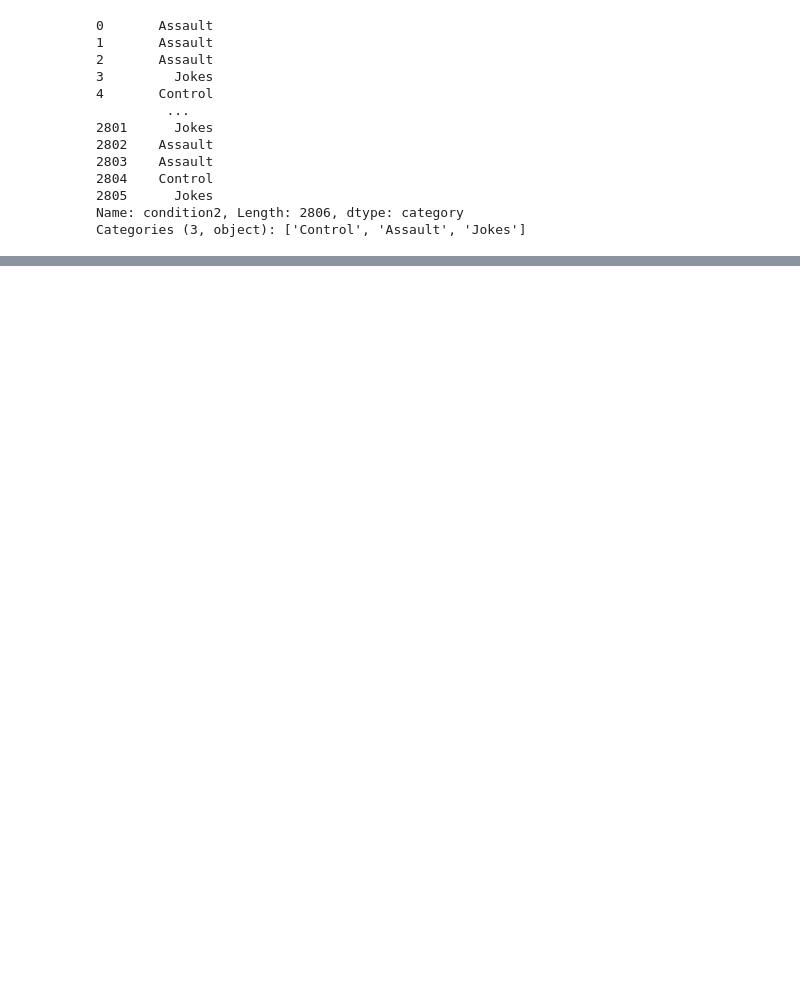
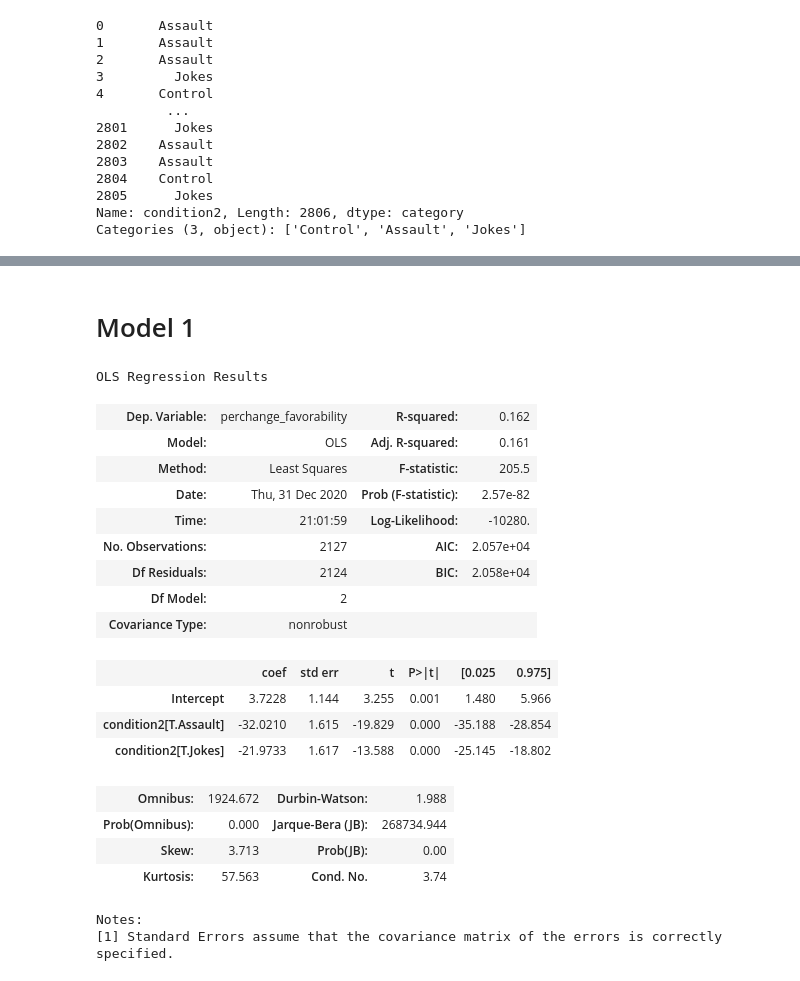
Before and after one commit to mattcingram/rep1_python, a Jupyter notebook: code/rep1_python.ipynb, the cells around one changed output, grey strips where cells are left out. Saved outputs shown, nothing was run; the diff lists cells and outputs as text; code cells hidden in the pictures; blank space fills up the shorter version.

```diff
--- a/code/rep1_python.ipynb
+++ b/code/rep1_python.ipynb
@@ -336,0 +374,24 @@ opppartydat <- subset(dat, dat$sameparty=="Opposite party")
+# %%
+# recode: pre sexism ####
+# sexism_1,2,4 reverse coded
+
+# create dictionaries for sexism
+sexism_dict1 = { 'Agree strongly':5,
+              'Agree somewhat':4,
+               'Neither disagree nor agree':3,
+               'Disagree somewhat':2,
+               'Disagree strongly':1
+              }
+sexism_dict2 = { 'Agree strongly':1,
+              'Agree somewhat':2,
+               'Neither disagree nor agree':3,
+               'Disagree somewhat':4,
+               'Disagree strongly':5
+              }
+
+# use sexism_dict1 to recode 1, 2, and 4; use sexism_dict2 to recode 3
+# see original R code from authors
+df['pre_sexism_1new'] = df.pre_sexism_1.map(sexism_dict1)
+df['pre_sexism_2new'] = df.pre_sexism_2.map(sexism_dict1)
+df['pre_sexism_3new'] = df.pre_sexism_3.map(sexism_dict2) # using second dictionary here
+df['pre_sexism_4new'] = df.pre_sexism_4.map(sexism_dict1)
@@ -336,0 +434,4 @@ opppartydat <- subset(dat, dat$sameparty=="Opposite party")
+# %%
+# new variable: pre_sexism ####
+
+df['pre_sexism'] = ((df['pre_sexism_1new'] + df['pre_sexism_2new'] + df['pre_sexism_3new'] + df['pre_sexism_4new'])/4)
@@ -336,0 +496,3 @@ opppartydat <- subset(dat, dat$sameparty=="Opposite party")
+# %%
+### new variable: percent change from pretest to posttest ##### favorability
+df['perchange_favorability'] = (((df.post_favorability+1) - (df.pre_favorability+1))/(df.pre_favorability+1))*100
@@ -336,0 +543,36 @@ opppartydat <- subset(dat, dat$sameparty=="Opposite party")
+# %%
+
+# subset: without independents/notsures
+partydat = df[df["sameparty"] != 'Independents/Not sures']
+
+# subset: people that share party with senator, people that do not share party with senator
+samepartydat = df[df["sameparty"] != 'Same party']
+opppartydat = df[df["sameparty"] != 'Opposite party']
+# %% [markdown]
+# Model 1
+# %%
+# using statsmodels
+m1 = sm.ols(formula="perchange_favorability ~ condition2",
+                data=samepartydat).fit()
+m1.summary()
+# %% [output]
+OLS Regression Results
+| Dep. Variable: | perchange_favorability | R-squared: | 0.162 |
+| Model: | OLS | Adj. R-squared: | 0.161 |
+| Method: | Least Squares | F-statistic: | 205.5 |
+| Date: | Thu, 31 Dec 2020 | Prob (F-statistic): | 2.57e-82 |
+| Time: | 21:01:59 | Log-Likelihood: | -10280. |
+| No. Observations: | 2127 | AIC: | 2.057e+04 |
+| Df Residuals: | 2124 | BIC: | 2.058e+04 |
+| Df Model: | 2 |  |  |
+| Covariance Type: | nonrobust |  |  |
+|  | coef | std err | t | P>|t| | [0.025 | 0.975] |
+| Intercept | 3.7228 | 1.144 | 3.255 | 0.001 | 1.480 | 5.966 |
+| condition2[T.Assault] | -32.0210 | 1.615 | -19.829 | 0.000 | -35.188 | -28.854 |
+| condition2[T.Jokes] | -21.9733 | 1.617 | -13.588 | 0.000 | -25.145 | -18.802 |
+| Omnibus: | 1924.672 | Durbin-Watson: | 1.988 |
+| Prob(Omnibus): | 0.000 | Jarque-Bera (JB): | 268734.944 |
+| Skew: | 3.713 | Prob(JB): | 0.00 |
+| Kurtosis: | 57.563 | Cond. No. | 3.74 |
+Notes:
+[1] Standard Errors assume that the covariance matrix of the errors is correctly specified.
```
Also changed, not shown: parts of 24 cells of this notebook.
